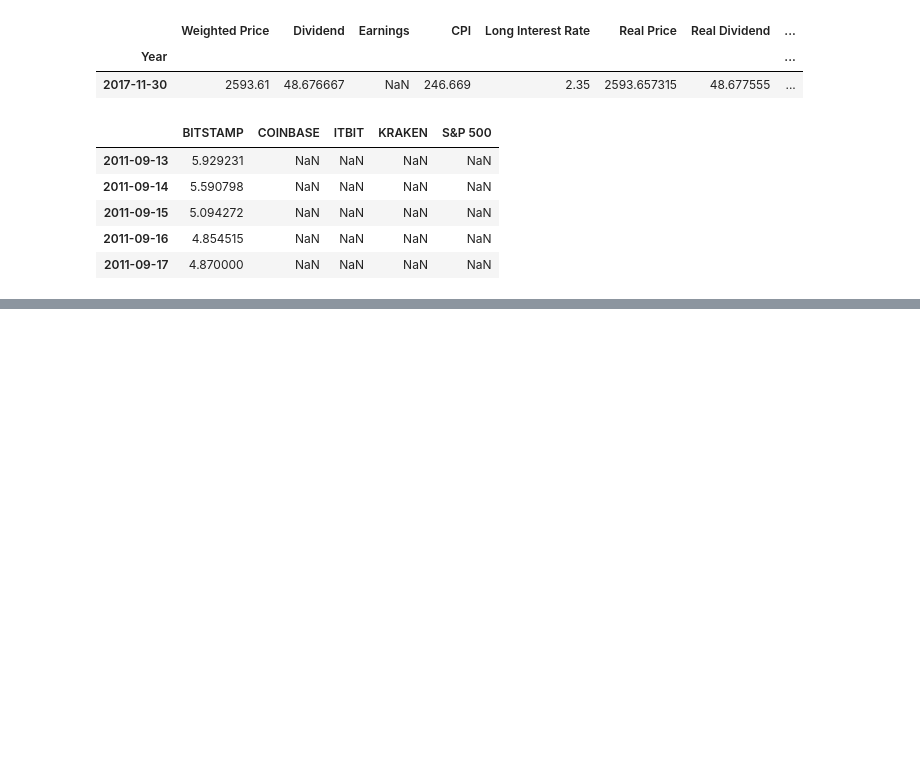
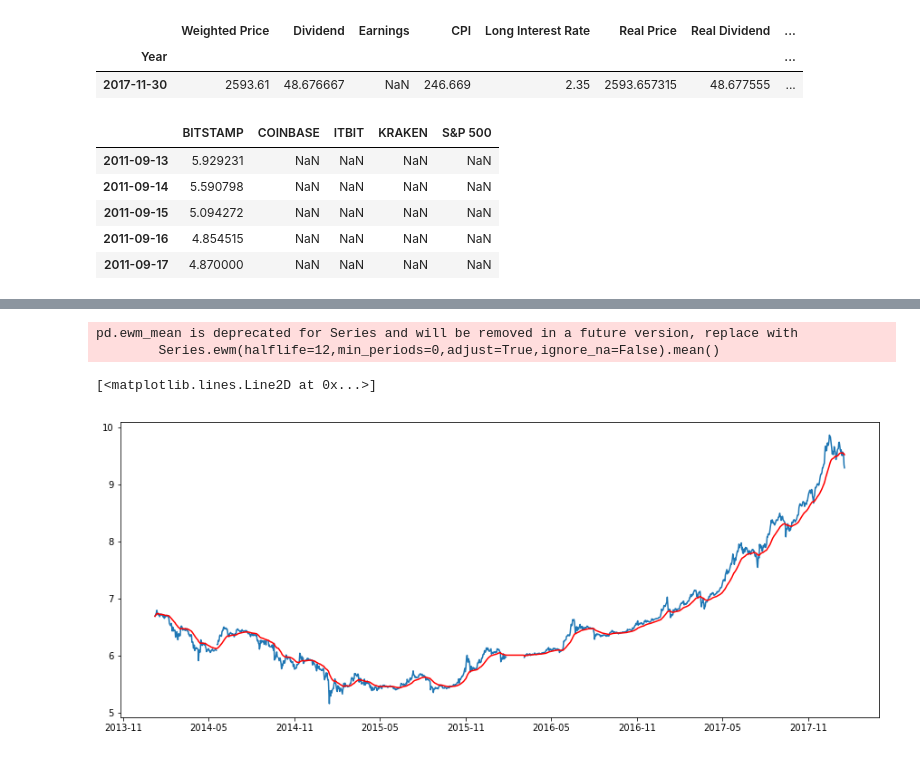
Before and after one commit to kundami/bitcoin_data_analaysis, a Jupyter notebook: Bitcoin-Analysis.ipynb, the cells around one changed output, grey strips where cells are left out. Saved outputs shown, nothing was run; the diff lists cells and outputs as text; code cells hidden in the pictures; blank space fills up the shorter version.

```diff
--- a/Bitcoin-Analysis.ipynb
+++ b/Bitcoin-Analysis.ipynb
@@ -327,0 +415,9 @@ print(y)
+# %%
+expwighted_avg = pd.ewma(ts_log, halflife=12)
+plt.plot(ts_log)
+plt.plot(expwighted_avg, color='red')
+# %% [output]
+pd.ewm_mean is deprecated for Series and will be removed in a future version, replace with
+        Series.ewm(halflife=12,min_periods=0,adjust=True,ignore_na=False).mean()
+[<matplotlib.lines.Line2D at 0x...>]
+[figure, added]
```
Also changed, not shown: parts of 25 cells of this notebook.
